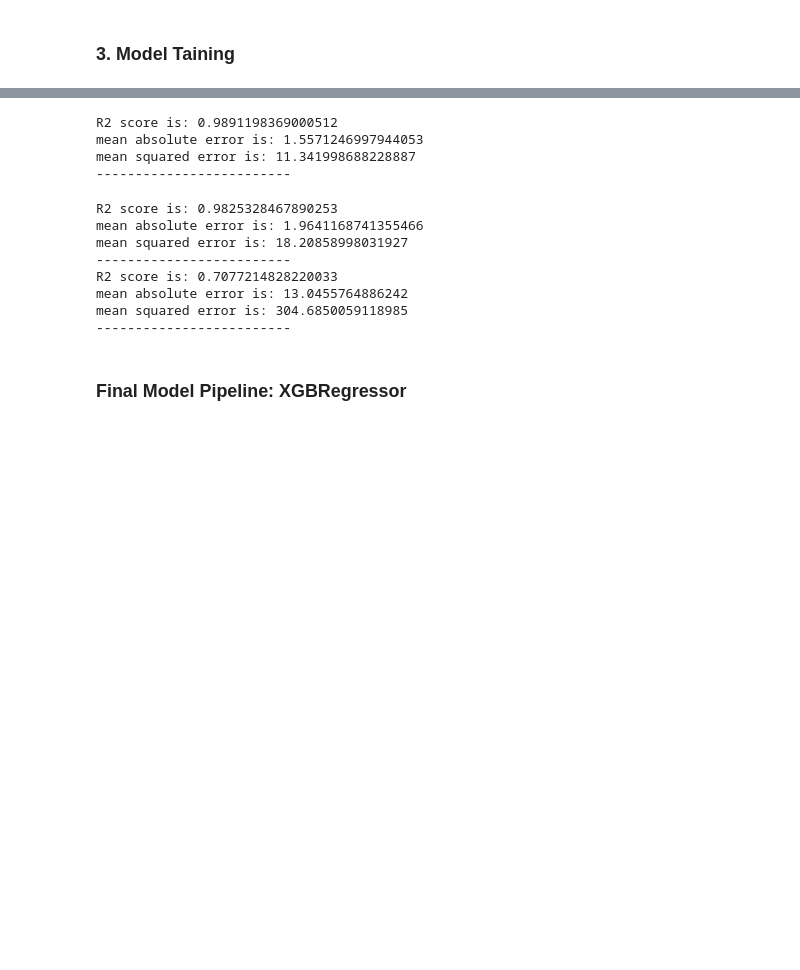
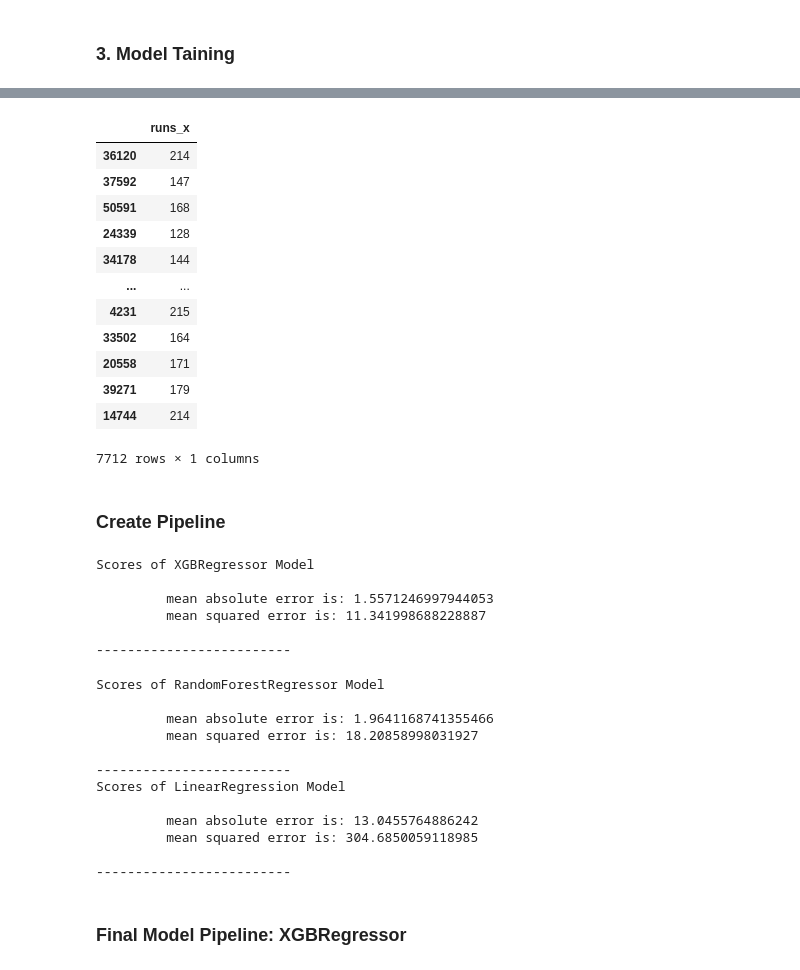
Before and after one commit to Soumyadeep002/T20-Score-Predictor, a Jupyter notebook: model.ipynb, the cells around one changed output, grey strips where cells are left out. Drawn from its saved outputs; the diff is of its cells as text; code cells hidden in the pictures; blank space fills up the shorter version.

```diff
--- a/model.ipynb
+++ b/model.ipynb
@@ -113,31 +201,57 @@ from sklearn.metrics import r2_score, mean_absolute_error, mean_squared_error
+# %%
+y_test
+# %% [output]
+|  | runs_x |
+| 36120 | 214 |
+| 37592 | 147 |
+| 50591 | 168 |
+| 24339 | 128 |
+| 34178 | 144 |
+| ... | ... |
+| 4231 | 215 |
+| 33502 | 164 |
+| 20558 | 171 |
+| 39271 | 179 |
+| 14744 | 214 |
+7712 rows × 1 columns
+# %% [markdown]
+### **Create Pipeline**
 # %%
 algos = [XGBRegressor(n_estimators = 1000, learning_rate = 0.15, max_depth = 12, random_state = 1), RandomForestRegressor(n_estimators=100, random_state=1, oob_score=True), LinearRegression()]
 
 for algo in algos:
         pipe = Pipeline(steps=[
         ("step1", trf),
-        ('step2', StandardScaler()),
+        ('step2', scl),
         ('step3', algo)
     ])
         pipe.fit(X_train, y_train)
         y_pred = pipe.predict(X_test)
-        print(f'R2 score is: {r2_score(y_test, y_pred)}')
-        print(f'mean absolute error is: {mean_absolute_error(y_test, y_pred)}')
-        print(f'mean squared error is: {mean_squared_error(y_test, y_pred)}')
+
+        print(f'Scores of {str(algo).split("(")[0]} Model \n')
+
+        print(f'\t mean absolute error is: {mean_absolute_error(y_test, y_pred)}')
+        print(f'\t mean squared error is: {mean_squared_error(y_test, y_pred)} \n')
 
         print("-"*25)
 # %% [output]
-R2 score is: 0.9891198369000512
-mean absolute error is: 1.5571246997944053
-mean squared error is: 11.341998688228887
+Scores of XGBRegressor Model
+
+         mean absolute error is: 1.5571246997944053
+         mean squared error is: 11.341998688228887
+
 -------------------------
-R2 score is: 0.9825328467890253
-mean absolute error is: 1.9641168741355466
-mean squared error is: 18.20858998031927
+Scores of RandomForestRegressor Model
+
+         mean absolute error is: 1.9641168741355466
+         mean squared error is: 18.20858998031927
+
 -------------------------
-R2 score is: 0.7077214828220033
-mean absolute error is: 13.0455764886242
-mean squared error is: 304.6850059118985
+Scores of LinearRegression Model
+
+         mean absolute error is: 13.0455764886242
+         mean squared error is: 304.6850059118985
+
 -------------------------
 # %% [markdown]
 ### **Final Model Pipeline: XGBRegressor**
```
Also changed, not shown: parts of 20 cells of this notebook.
